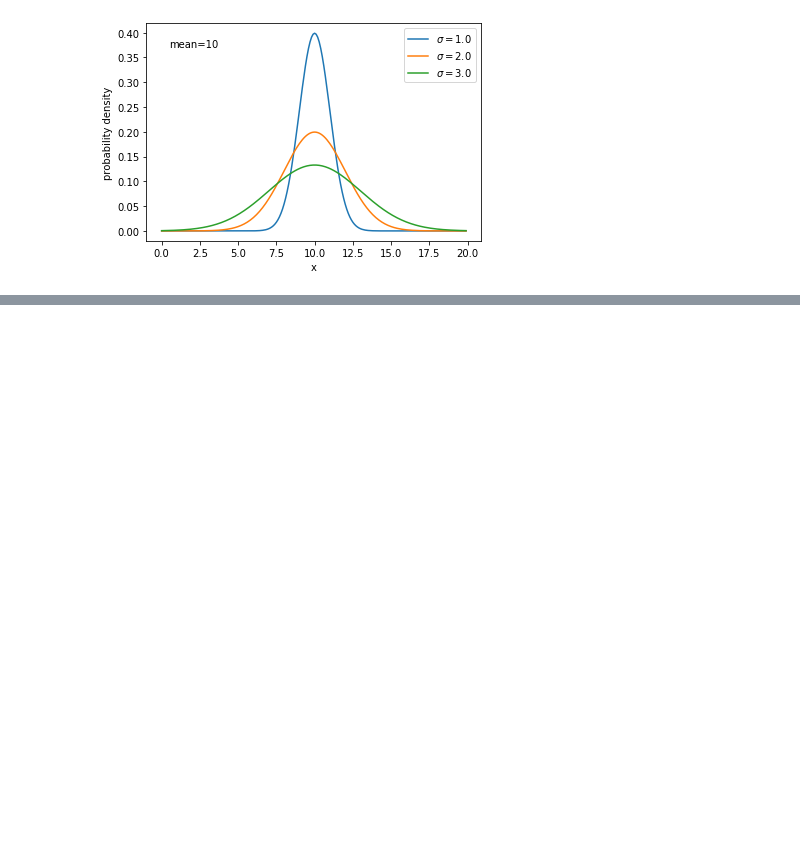
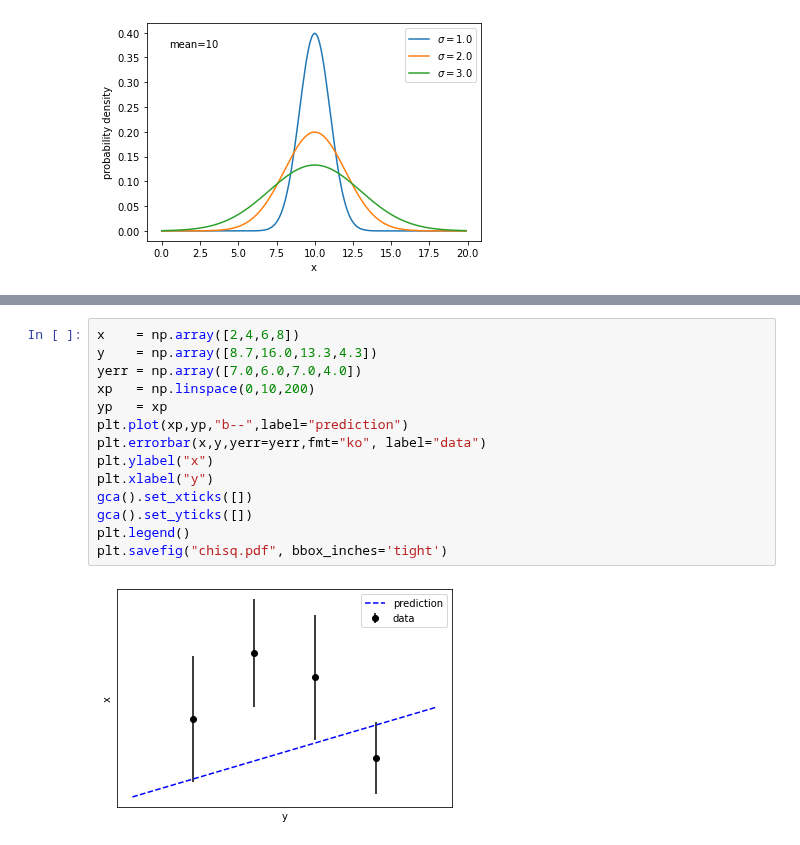
Before and after one commit to mulhearn/classwork, a Jupyter notebook: phy80/stats/figs/figures.ipynb, the cells around one changed output, grey strips where cells are left out. Drawn from its saved outputs; the diff is of its cells as text; blank space fills up the shorter version.

```diff
--- a/phy80/stats/figs/figures.ipynb
+++ b/phy80/stats/figs/figures.ipynb
@@ -500,0 +235,16 @@ ax.plot(cd,hd,"r.")
+# %%
+x    = np.array([2,4,6,8])
+y    = np.array([8.7,16.0,13.3,4.3])
+yerr = np.array([7.0,6.0,7.0,4.0])
+xp   = np.linspace(0,10,200)
+yp   = xp
+plt.plot(xp,yp,"b--",label="prediction")
+plt.errorbar(x,y,yerr=yerr,fmt="ko", label="data")
+plt.ylabel("x")
+plt.xlabel("y")
+gca().set_xticks([])
+gca().set_yticks([])
+plt.legend()
+plt.savefig("chisq.pdf", bbox_inches='tight')
+# %% [output]
+[figure, added]
```
Also changed, not shown: parts of 23 cells of this notebook, 14 other files.
